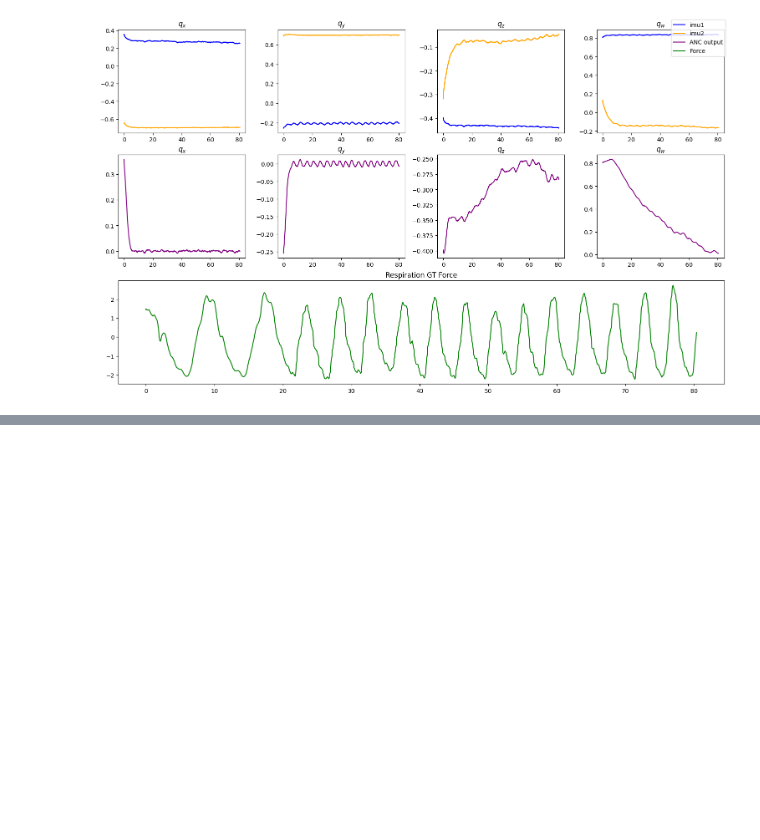
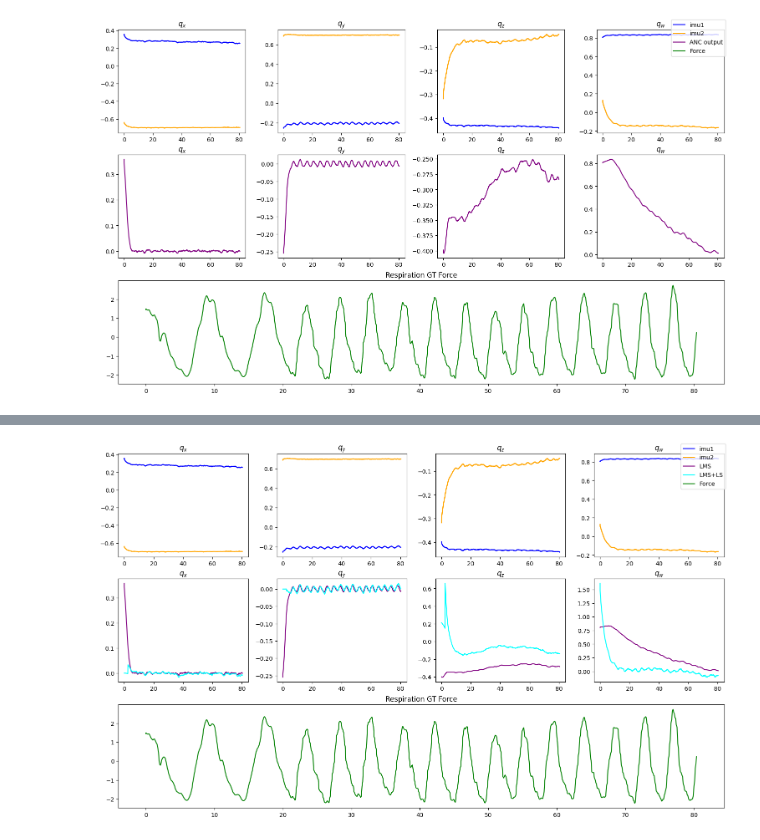
Before and after one commit to Yang-Yun-Yeh/RR-HR, a Jupyter notebook: ANC.ipynb, the cells around one changed output, grey strips where cells are left out. Cells and saved outputs as stored; diff of their text form; code cells hidden in the pictures; blank space fills up the shorter version.

```diff
--- a/ANC.ipynb
+++ b/ANC.ipynb
@@ -63,0 +98,4 @@ draw_anc_curve(data, outputs=outputs_dict)
+# %%
+draw_anc_curve_multi(data, outputs=[outputs_dict_LMS, outputs_dict_LMSLS])
+# %% [output]
+[figure, added]
```
Also changed, not shown: parts of 4 cells of this notebook, 3 other files.
